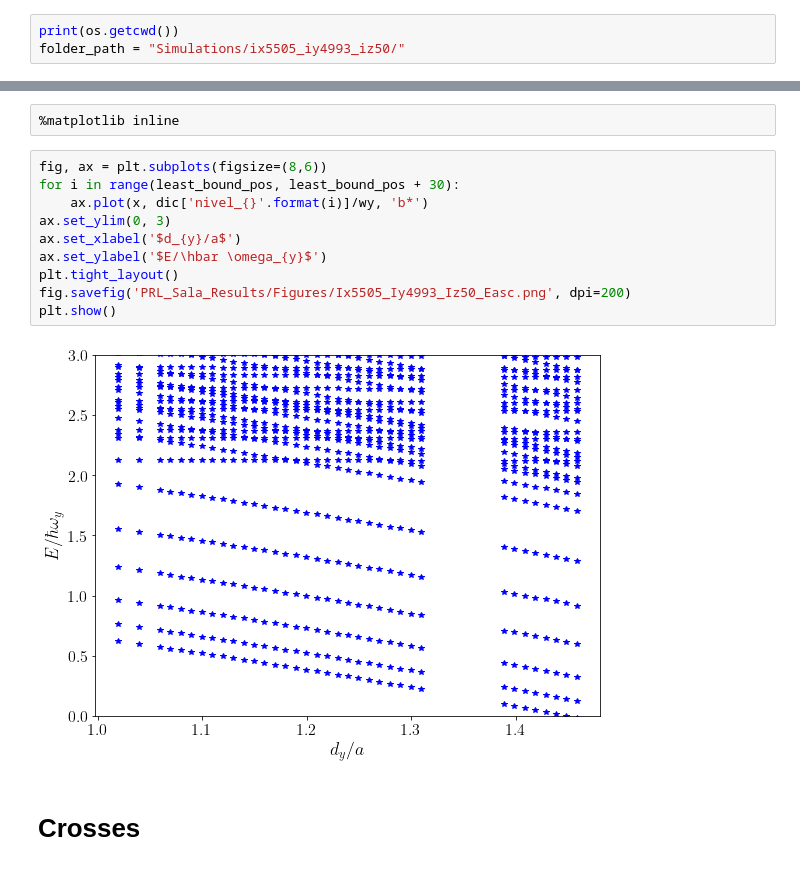
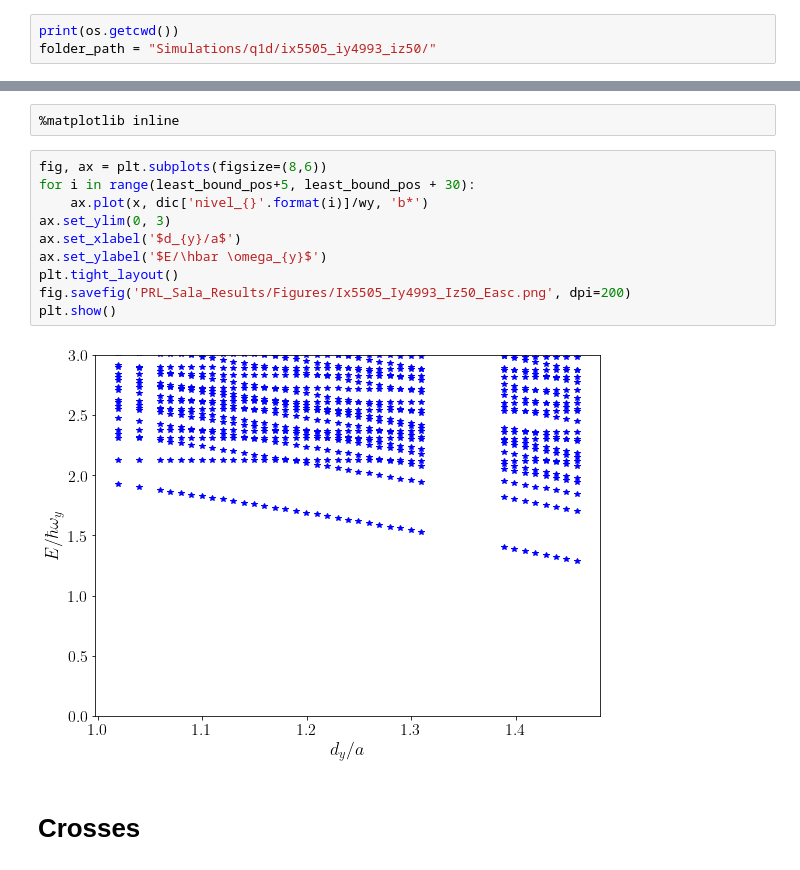
Before and after one commit to TsspGit/Ultracold_Atoms_src, a Jupyter notebook: Energies_Analysis_5505_4993_50.ipynb, the cells around one changed output, grey strips where cells are left out. Saved outputs shown, nothing was run; the diff lists cells and outputs as text.

```diff
--- a/Energies_Analysis_5505_4993_50.ipynb
+++ b/Energies_Analysis_5505_4993_50.ipynb
@@ -39,7 +39,7 @@ np.sqrt(5505/4993)
 1.0500207431214774
 # %%
 print(os.getcwd())
-folder_path = "Simulations/ix5505_iy4993_iz50/"
+folder_path = "Simulations/q1d/ix5505_iy4993_iz50/"
 # %% [output]
 /Users/tomy/PhD/Ultracold_Atoms_src
 # %%
@@ -60,15 +60,15 @@ First trap state:  1051 0.12385152932470908
 %matplotlib inline
 # %%
 fig, ax = plt.subplots(figsize=(8,6))
-for i in range(least_bound_pos, least_bound_pos + 30):
+for i in range(least_bound_pos+5, least_bound_pos + 30):
     ax.plot(x, dic['nivel_{}'.format(i)]/wy, 'b*')
 ax.set_ylim(0, 3)
 ax.set_xlabel('$d_{y}/a$')
 ax.set_ylabel('$E/\hbar \omega_{y}$')
 plt.tight_layout()
 fig.savefig('PRL_Sala_Results/Figures/Ix5505_Iy4993_Iz50_Easc.png', dpi=200)
 plt.show()
 # %% [output]
-[figure, old version]
+[figure, new version]
 # %% [markdown]
 # Crosses
```
Also changed, not shown: parts of 3 cells of this notebook, 12 other files.
